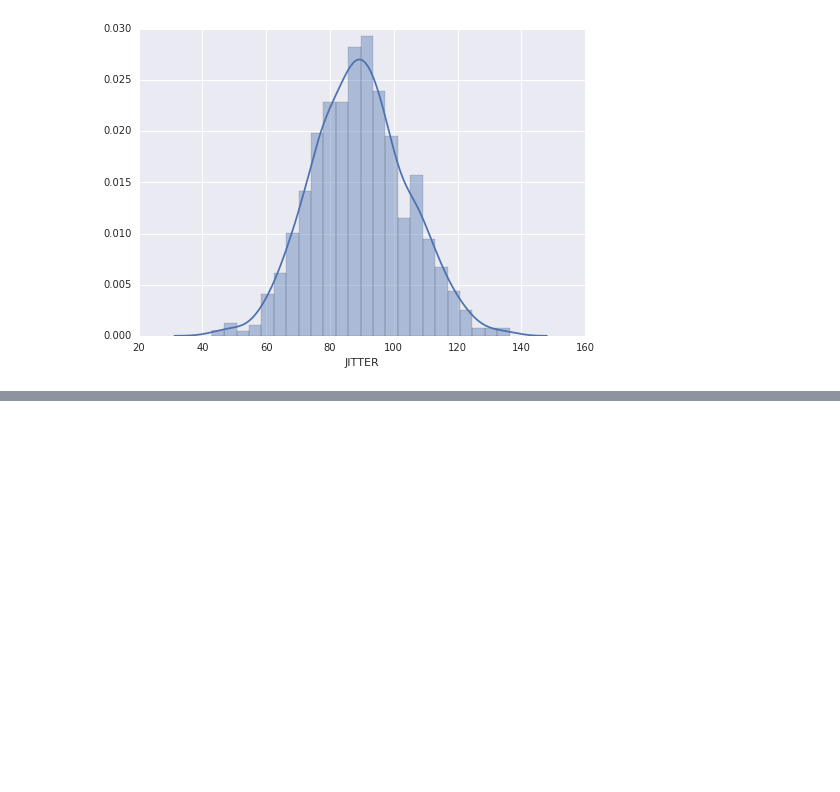
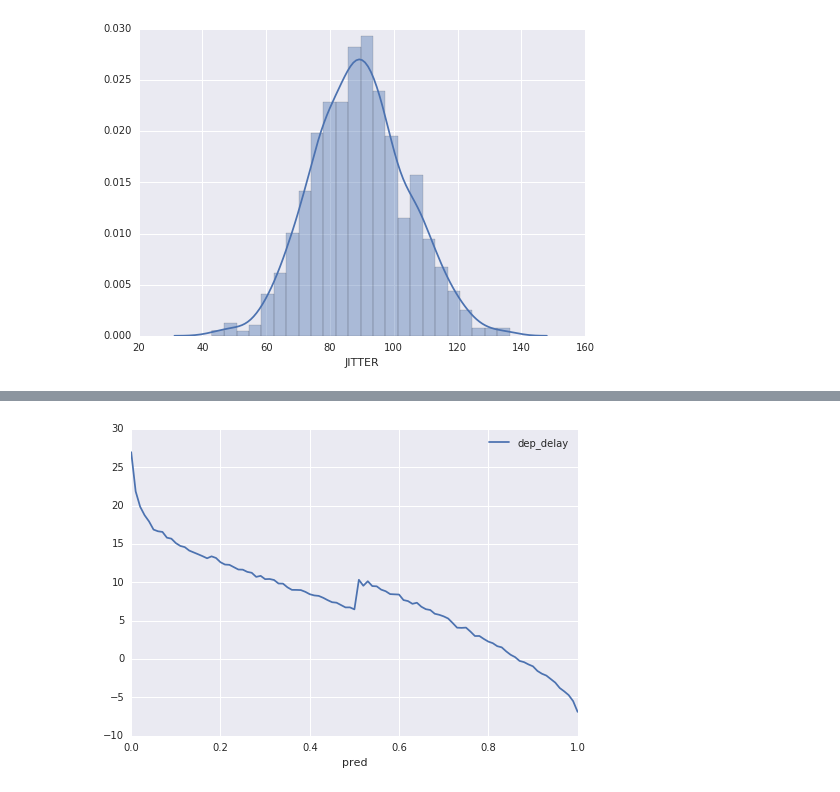
Before and after one commit to GoogleCloudPlatform/data-science-on-gcp, a Jupyter notebook: 10_realtime/distributions.ipynb, the cells around one changed output, grey strips where cells are left out. Cells and saved outputs as stored; diff of their text form; code cells hidden in the pictures; blank space fills up the shorter version.

```diff
--- a/10_realtime/distributions.ipynb
+++ b/10_realtime/distributions.ipynb
@@ -60,0 +102,10 @@ sns.distplot(df['JITTER'], kde=True);
+# %%
+sql = """
+SELECT
+  pred, AVG(dep_delay) as dep_delay
+FROM
+  flights2016.eval
+WHERE (ontime > 0.5 and pred <= 0.5) or (ontime < 0.5 and pred > 0.5)
+GROUP BY pred
+"""
+df = bq.Query(sql).execute().result().to_dataframe()
@@ -60,0 +121,4 @@ sns.distplot(df['JITTER'], kde=True);
+# %%
+df.sort_values(by='pred').plot(x='pred', y='dep_delay');
+# %% [output]
+[figure, added]
```
Also changed, not shown: parts of 9 cells of this notebook, 2 other files.
